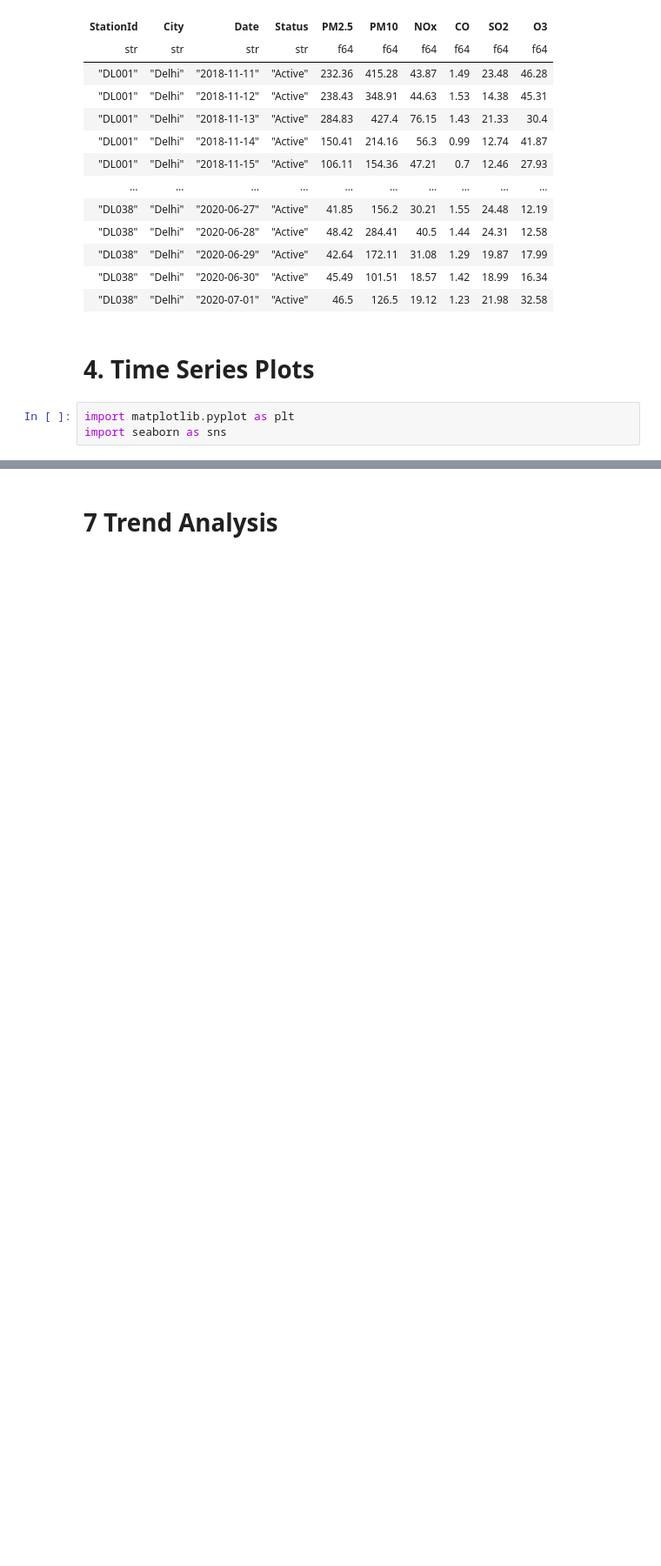
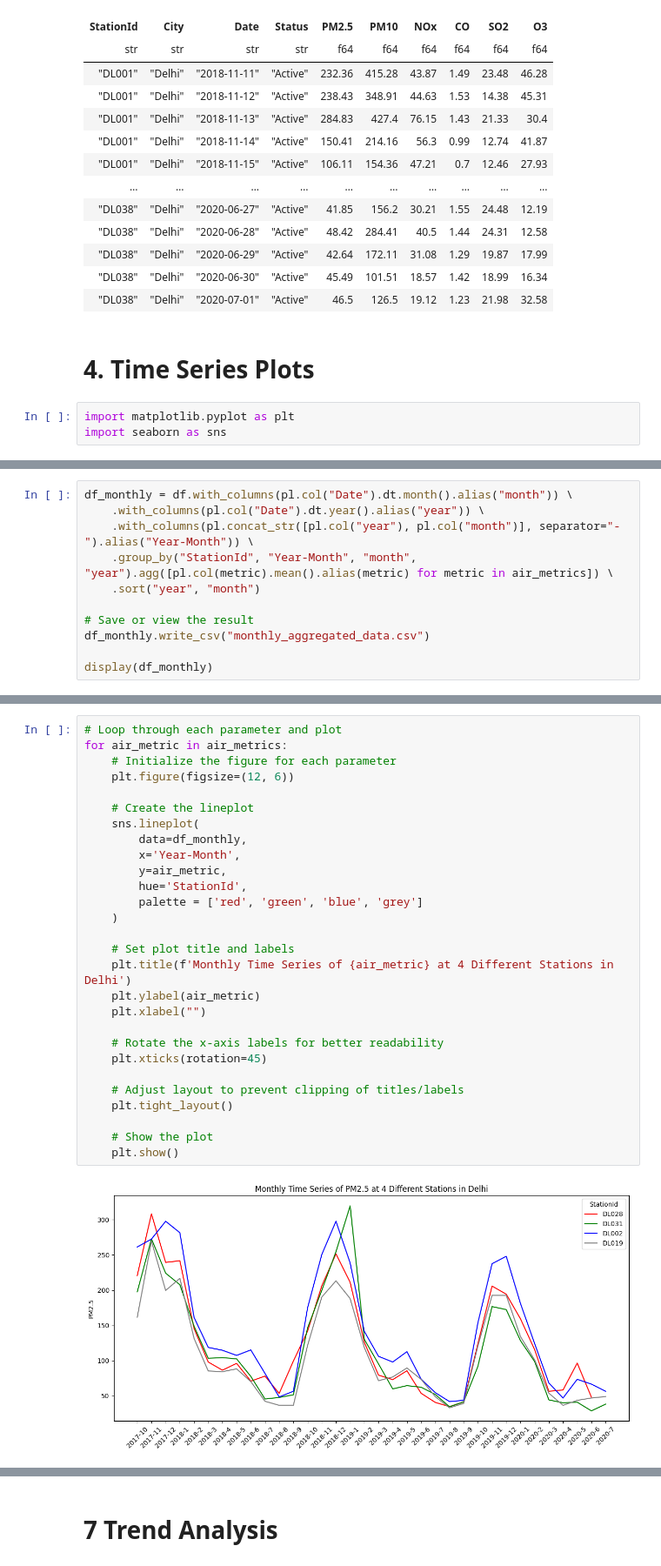
Before and after one commit to oliveira-da-silva-patrick/Workshop1-Project1-AirQualityInIndia, a Jupyter notebook: main.ipynb, the cells around one changed output, grey strips where cells are left out. Shown at 87% size. Cells and saved outputs as stored; diff of their text form; blank space fills up the shorter version.

```diff
--- a/main.ipynb
+++ b/main.ipynb
@@ -128,0 +132,11 @@ for parameter in parameters:
+# %%
+df_monthly = df.with_columns(pl.col("Date").dt.month().alias("month")) \
+    .with_columns(pl.col("Date").dt.year().alias("year")) \
+    .with_columns(pl.concat_str([pl.col("year"), pl.col("month")], separator="-").alias("Year-Month")) \
+    .group_by("StationId", "Year-Month", "month", "year").agg([pl.col(metric).mean().alias(metric) for metric in air_metrics]) \
+    .sort("year", "month")
+
+# Save or view the result
+df_monthly.write_csv("monthly_aggregated_data.csv")
+
+display(df_monthly)
@@ -128,0 +158,30 @@ for parameter in parameters:
+# %%
+# Loop through each parameter and plot
+for air_metric in air_metrics:
+    # Initialize the figure for each parameter
+    plt.figure(figsize=(12, 6))
+
+    # Create the lineplot
+    sns.lineplot(
+        data=df_monthly,
+        x='Year-Month',
+        y=air_metric,
+        hue='StationId',
+        palette = ['red', 'green', 'blue', 'grey']
+    )
+
+    # Set plot title and labels
+    plt.title(f'Monthly Time Series of {air_metric} at 4 Different Stations in Delhi')
+    plt.ylabel(air_metric)
+    plt.xlabel("")
+
+    # Rotate the x-axis labels for better readability
+    plt.xticks(rotation=45)
+
+    # Adjust layout to prevent clipping of titles/labels
+    plt.tight_layout()
+
+    # Show the plot
+    plt.show()
+# %% [output]
+[figure, added]
```
Also changed, not shown: parts of 9 cells of this notebook, 2 other files.
